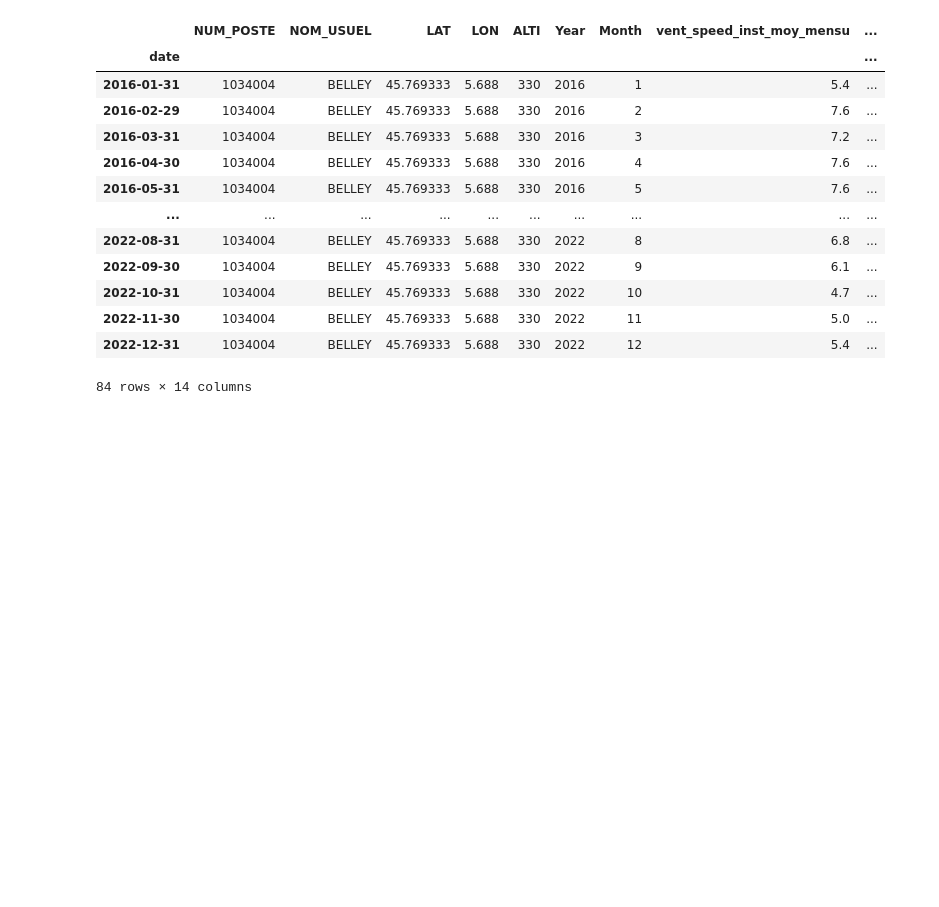
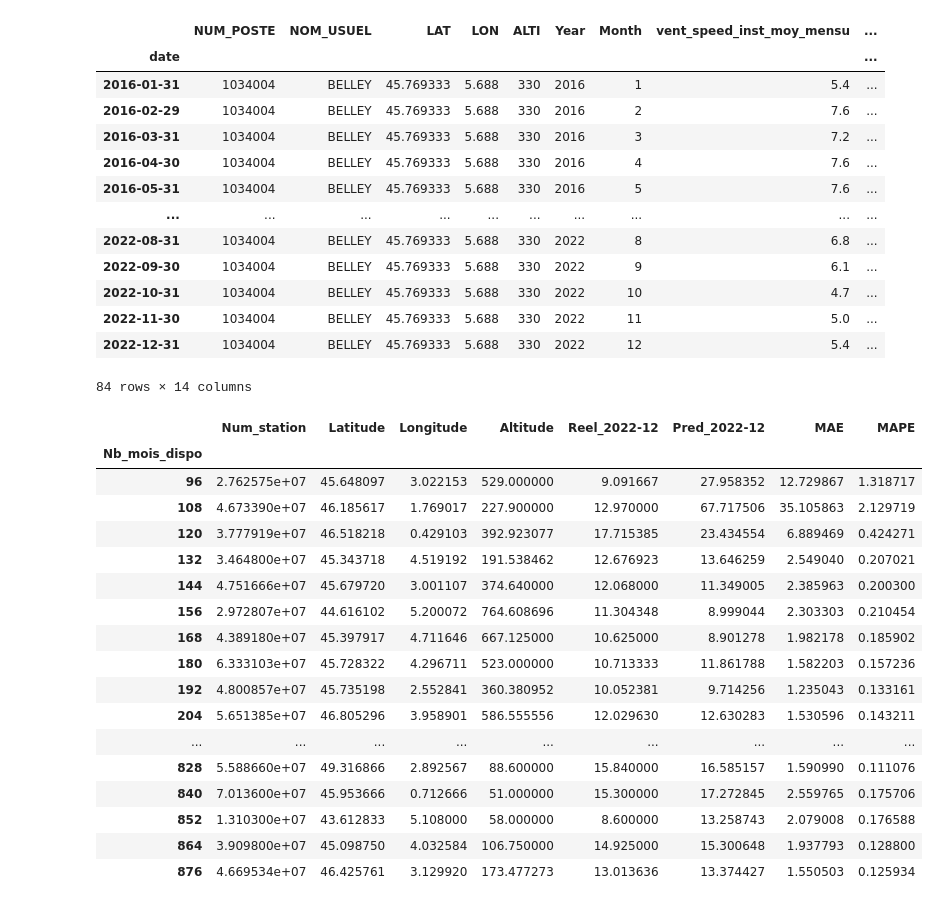
Before and after one commit to tristanGIANDO/jedha_final_project, a Jupyter notebook: jedha_final_project/modeles/baseline_france.ipynb, the cells around one changed output. Cells and saved outputs as stored; diff of their text form; code cells hidden in the pictures; blank space fills up the shorter version.

```diff
--- a/jedha_final_project/modeles/baseline_france.ipynb
+++ b/jedha_final_project/modeles/baseline_france.ipynb
@@ -491,3 +491,25 @@ data = {
 }
 
 df_eval_global = pd.DataFrame(data)
+# %%
+MAPE_by_month = df_eval_global.groupby(["Nb_mois_dispo"]).mean()
+MAPE_by_month
+# %% [output]
+|  | Num_station | Latitude | Longitude | Altitude | Reel_2022-12 | Pred_2022-12 | MAE | MAPE |
+| Nb_mois_dispo |  |  |  |  |  |  |  |  |
+| 96 | 2.762575e+07 | 45.648097 | 3.022153 | 529.000000 | 9.091667 | 27.958352 | 12.729867 | 1.318717 |
+| 108 | 4.673390e+07 | 46.185617 | 1.769017 | 227.900000 | 12.970000 | 67.717506 | 35.105863 | 2.129719 |
+| 120 | 3.777919e+07 | 46.518218 | 0.429103 | 392.923077 | 17.715385 | 23.434554 | 6.889469 | 0.424271 |
+| 132 | 3.464800e+07 | 45.343718 | 4.519192 | 191.538462 | 12.676923 | 13.646259 | 2.549040 | 0.207021 |
+| 144 | 4.751666e+07 | 45.679720 | 3.001107 | 374.640000 | 12.068000 | 11.349005 | 2.385963 | 0.200300 |
+| 156 | 2.972807e+07 | 44.616102 | 5.200072 | 764.608696 | 11.304348 | 8.999044 | 2.303303 | 0.210454 |
+| 168 | 4.389180e+07 | 45.397917 | 4.711646 | 667.125000 | 10.625000 | 8.901278 | 1.982178 | 0.185902 |
+| 180 | 6.333103e+07 | 45.728322 | 4.296711 | 523.000000 | 10.713333 | 11.861788 | 1.582203 | 0.157236 |
+| 192 | 4.800857e+07 | 45.735198 | 2.552841 | 360.380952 | 10.052381 | 9.714256 | 1.235043 | 0.133161 |
+| 204 | 5.651385e+07 | 46.805296 | 3.958901 | 586.555556 | 12.029630 | 12.630283 | 1.530596 | 0.143211 |
+| ... | ... | ... | ... | ... | ... | ... | ... | ... |
+| 828 | 5.588660e+07 | 49.316866 | 2.892567 | 88.600000 | 15.840000 | 16.585157 | 1.590990 | 0.111076 |
+| 840 | 7.013600e+07 | 45.953666 | 0.712666 | 51.000000 | 15.300000 | 17.272845 | 2.559765 | 0.175706 |
+| 852 | 1.310300e+07 | 43.612833 | 5.108000 | 58.000000 | 8.600000 | 13.258743 | 2.079008 | 0.176588 |
+| 864 | 3.909800e+07 | 45.098750 | 4.032584 | 106.750000 | 14.925000 | 15.300648 | 1.937793 | 0.128800 |
+| 876 | 4.669534e+07 | 46.425761 | 3.129920 | 173.477273 | 13.013636 | 13.374427 | 1.550503 | 0.125934 |
```
Also changed, not shown: parts of 3 cells of this notebook, 1 other file.
